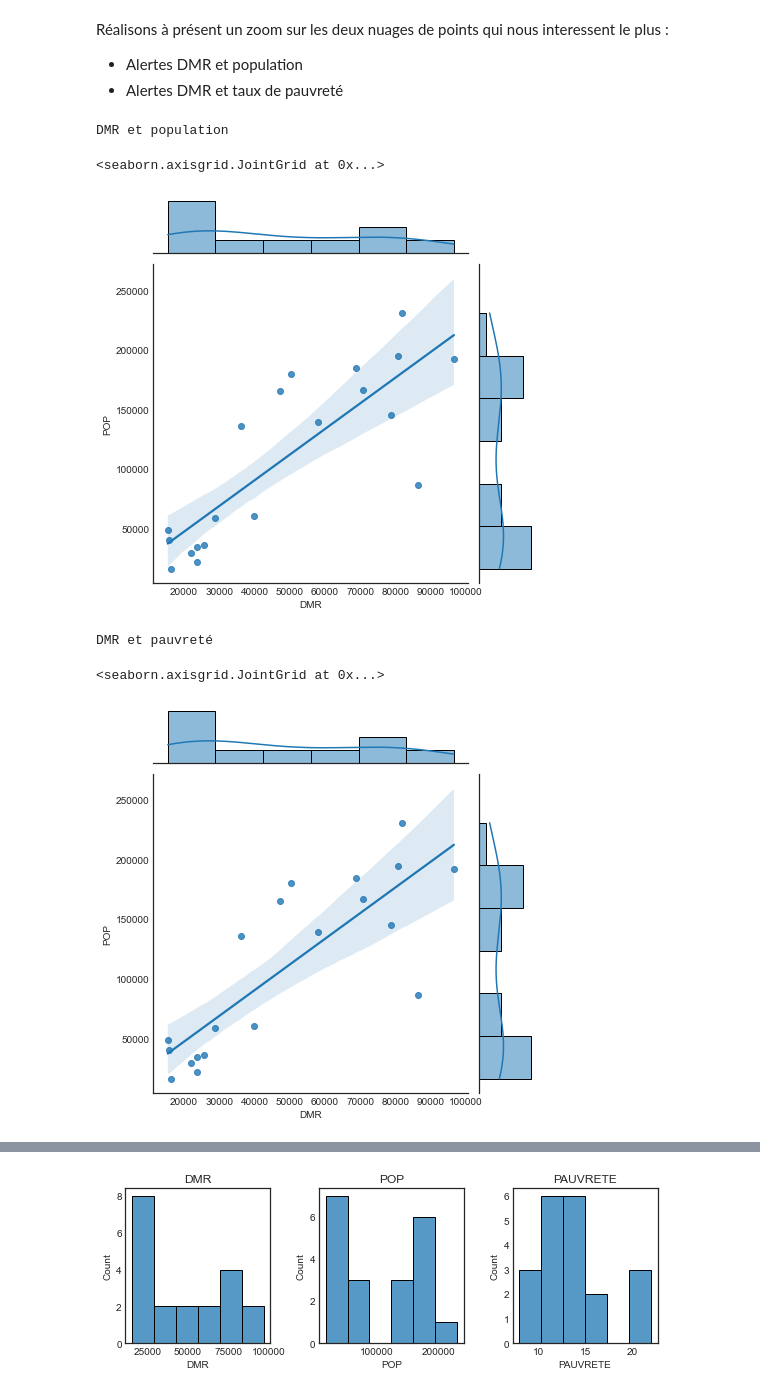
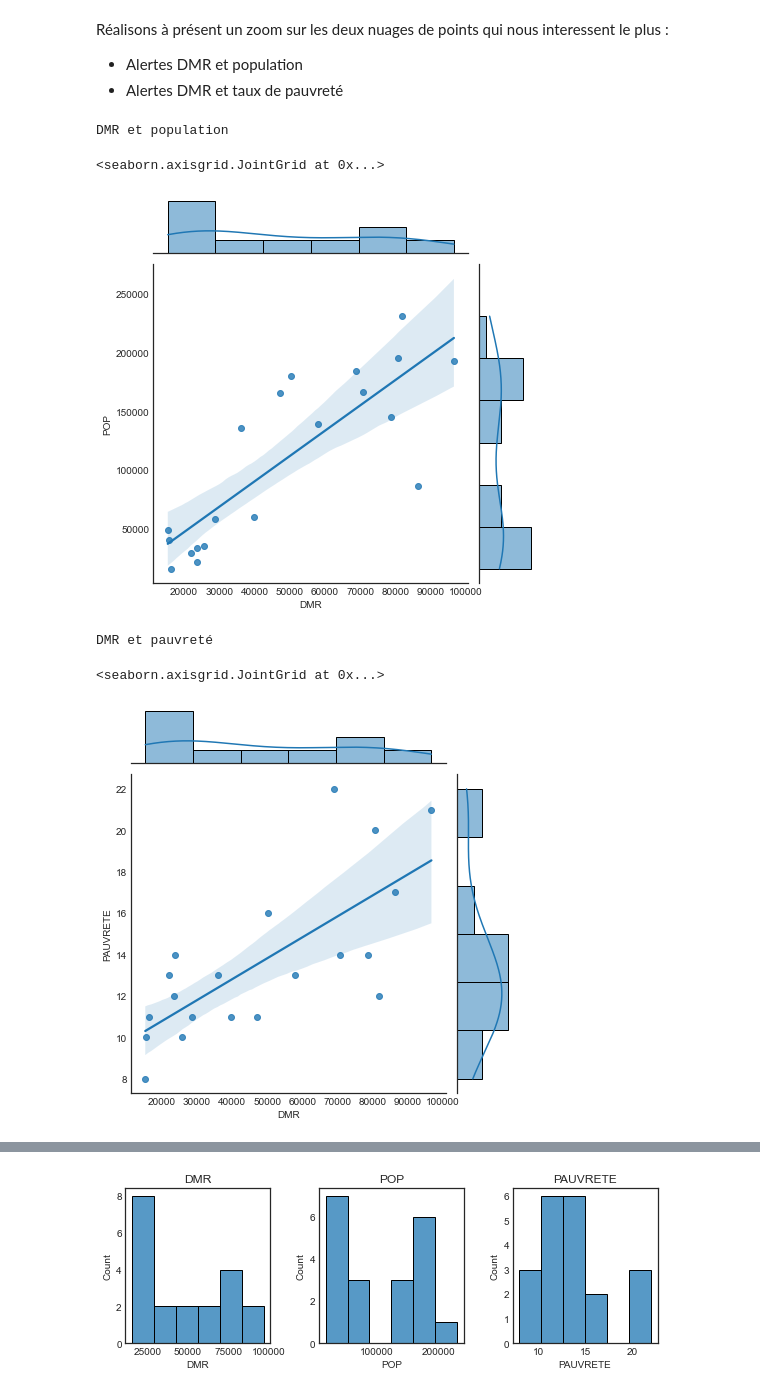
Before and after one commit to ChristopheMarq/data_analysis, a Jupyter notebook: Analyse DMR.ipynb, the cells around one changed output, grey strips where cells are left out. Saved outputs shown, nothing was run; the diff lists cells and outputs as text; code cells hidden in the pictures.

```diff
--- a/Analyse DMR.ipynb
+++ b/Analyse DMR.ipynb
@@ -649,7 +651,8 @@ for col in range(1,len(dmr_arr.columns)):
     fig = plt.figure(figsize=(13,3))
     ax = fig.add_subplot(111)
 
-    ax.bar(range(len(dmr_arr.iloc[:,col])), dmr_arr.iloc[:,col], color='#4285f4')
+    ax.bar(range(len(dmr_arr.iloc[:,col])),
+           dmr_arr.iloc[:,col], color='#4285f4')
 
     tick_positions = range(0,len(dmr_arr))
     ax.set_xticks(tick_positions)
@@ -1174,14 +1177,14 @@ sns.jointplot('DMR', 'POP', data_arr, kind='reg')
 # %% [output]
 DMR et population
 <seaborn.axisgrid.JointGrid at 0x...>
-[figure, old version]
+[figure, new version]
 # %%
 print('\033[1m' +'DMR et pauvreté')
-sns.jointplot('DMR', 'POP', data_arr, kind='reg')
+sns.jointplot('DMR', 'PAUVRETE', data_arr, kind='reg')
 # %% [output]
 DMR et pauvreté
 <seaborn.axisgrid.JointGrid at 0x...>
-[figure, old version]
+[figure, new version]
 # %% [markdown]
 A ce stade, il serait interessant de procéder à un calcul économétrique pour observer l'impact, toutes choses égales par ailleurs, de la démographie d'une part et du niveau de richesse d'autre part. Au regard des coefficients de coorélation obtenus, nous pourrions retenir pour cela la population et le taux de pauvreté.
 
```
Also changed, not shown: parts of 5 cells of this notebook.
